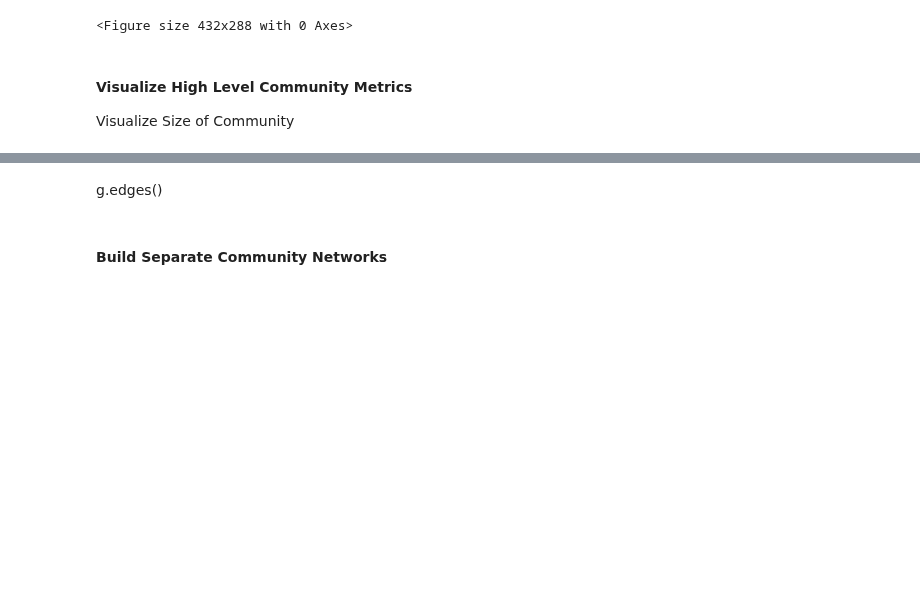
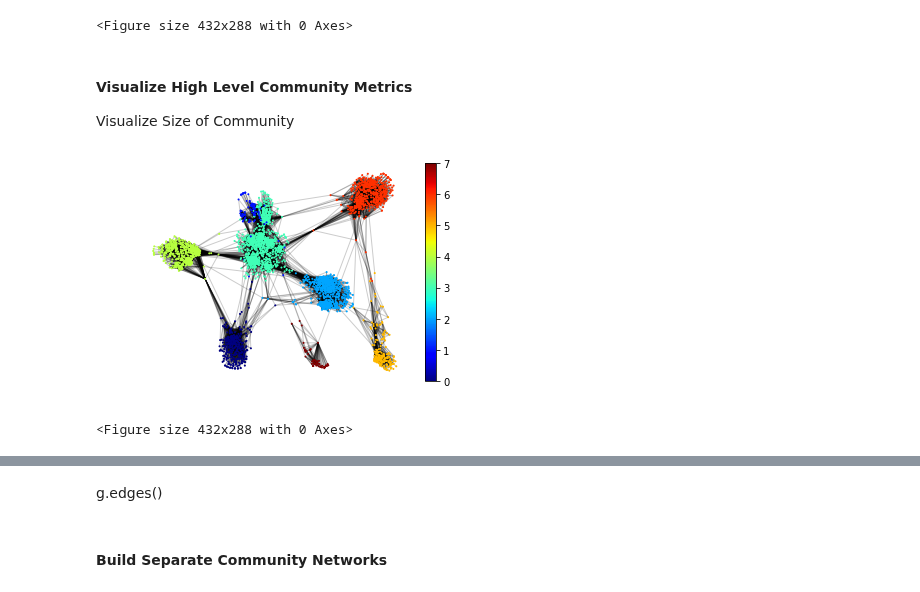
Before and after one commit to showmalley/code_portfolio, a Jupyter notebook: Python -- Network Analysis/Social Network Analysis.ipynb, the cells around one changed output, grey strips where cells are left out. Drawn from its saved outputs; the diff is of its cells as text; code cells hidden in the pictures; blank space fills up the shorter version.

```diff
--- a/Python -- Network Analysis/Social Network Analysis.ipynb
+++ b/Python -- Network Analysis/Social Network Analysis.ipynb
@@ -385,3 +388,7 @@ communities_output = sorted(map(sorted, next_level_communities))
+# %%
+six_level_communities = next(communities_generator)
+seven_level_communities = next(communities_generator)
+#eight_level_communities = next(communities_generator)
+#nine_level_communities = next(communities_generator)
 # %%
-last_level_communities = next(communities_generator)
-last_communities_output = sorted(map(sorted, last_level_communities))
+seven_level_communities_output = sorted(map(sorted, seven_level_communities))
@@ -412,8 +413,8 @@ Now that we have found 6 communities, we need to add the community identifiers t
 community_dict = dict()
 make_communities = dict()
 
-for i in range(len(ultimate_communities_output)):
-    community_dict.update({i:ultimate_communities_output[i]})
+for i in range(len(seven_level_communities_output)):
+    community_dict.update({i:seven_level_communities_output[i]})
 
 for k, v in community_dict.items():
     for i in v:
@@ -509,3 +510,25 @@ savefig('community_group_matrix.png')
 #### Visualize High Level Community Metrics
 
 Visualize Size of Community
+# %%
+import matplotlib.pyplot as plt
+# create number for each group to allow use of colormap
+from itertools import count
+# get unique groups
+groups = set(nx.get_node_attributes(g,'community').values())
+mapping = dict(zip(sorted(groups),count()))
+nodes = g.nodes()
+colors = [mapping[g.node[n]['community']] for n in nodes]
+
+# drawing nodes and edges separately so we can capture collection for colobar
+pos = nx.spring_layout(g)
+ec = nx.draw_networkx_edges(g, pos, alpha=0.2)
+nc = nx.draw_networkx_nodes(g, pos, nodelist=nodes, node_color=colors,
+                            with_labels=False, node_size=1, cmap=plt.cm.jet)
+plt.colorbar(nc)
+plt.axis('off')
+plt.show()
+plt.savefig('community_group_matrix.png')
+# %% [output]
+[figure, added]
+<Figure size 432x288 with 0 Axes>
```
Also changed, not shown: parts of 13 cells of this notebook.
